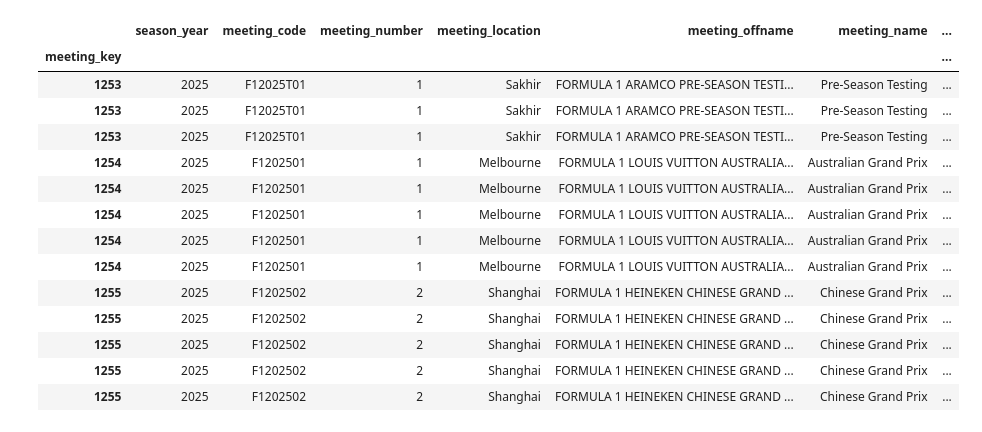
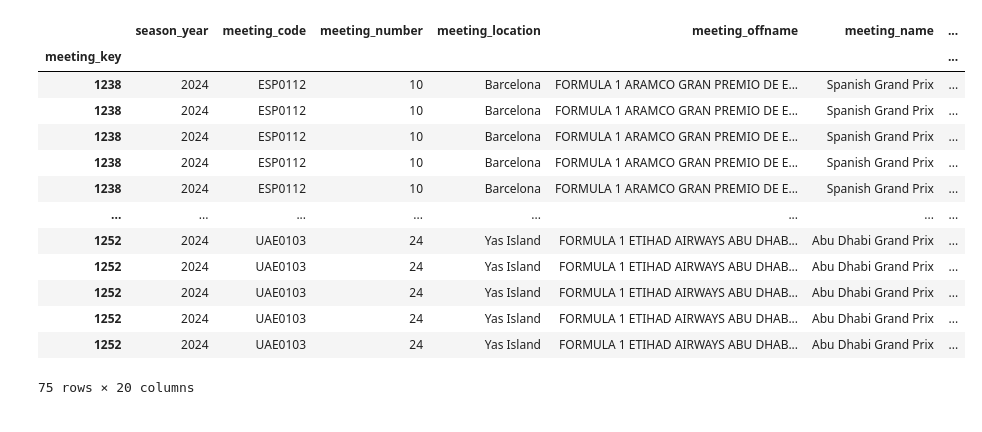
Before and after one commit to shamus-cunningham/seeq-f1, a Jupyter notebook: Push_Signals_Conditions.ipynb, the cells around one changed output. Saved outputs shown, nothing was run; the diff lists cells and outputs as text; code cells hidden in the pictures.

```diff
--- a/Push_Signals_Conditions.ipynb
+++ b/Push_Signals_Conditions.ipynb
@@ -5,10 +5,12 @@ from seeq import spy
 import scipy
 # %%
 #year_list = [2024,2025]
-current_season = 2025
+current_season = 2024
 
 #put a workbook name in the line below if you would like the signals scoped to a workbook else use None to make the signals global
 workbook_name = None
 datasource_name = 'F1 Telemetry Playground'
+
+session_condition_name = 'F1 Sessions'
 # %%
 car_number_info = pd.read_csv("CarTeamMap.csv")
@@ -37,30 +20,32 @@ season = livef1.get_season(current_season)
 # %%
 # Ensure session data is parsed
 season.parse_sessions()
 
 # Access the DataFrame containing session details
 sessions_df = season.season_table
 sessions_df['session_startDate'] = pd.to_datetime(sessions_df['session_startDate'])
 sessions_df['gmtoffset'] = pd.to_timedelta(sessions_df['gmtoffset'])
 
 
 #sessions_df = sessions_df[sessions_df.session_key>9993]
 #sessions_df = sessions_df[sessions_df.session_key<9993]
-sessions_df['Capsule Start'] = sessions_df['session_startDate'] + sessions_df['gmtoffset']
-sessions_df['Capsule End'] = sessions_df['session_endDate'] + sessions_df['gmtoffset']
+sessions_df['Capsule Start'] = (sessions_df['session_startDate'] + sessions_df['gmtoffset'])
+sessions_df['Capsule End'] = (sessions_df['session_endDate'] + sessions_df['gmtoffset'])
+sessions_df['Capsule Start'] = pd.to_datetime(sessions_df['Capsule Start'], utc=True)
+sessions_df['Capsule End'] = pd.to_datetime(sessions_df['Capsule End'], utc=True)
+sessions_df
 # %% [output]
 |  | season_year | meeting_code | meeting_number | meeting_location | meeting_offname | meeting_name | ... |
 | meeting_key |  |  |  |  |  |  | ... |
-| 1253 | 2025 | F12025T01 | 1 | Sakhir | FORMULA 1 ARAMCO PRE-SEASON TESTI... | Pre-Season Testing | ... |
-| 1253 | 2025 | F12025T01 | 1 | Sakhir | FORMULA 1 ARAMCO PRE-SEASON TESTI... | Pre-Season Testing | ... |
-| 1253 | 2025 | F12025T01 | 1 | Sakhir | FORMULA 1 ARAMCO PRE-SEASON TESTI... | Pre-Season Testing | ... |
-| 1254 | 2025 | F1202501 | 1 | Melbourne | FORMULA 1 LOUIS VUITTON AUSTRALIA... | Australian Grand Prix | ... |
-| 1254 | 2025 | F1202501 | 1 | Melbourne | FORMULA 1 LOUIS VUITTON AUSTRALIA... | Australian Grand Prix | ... |
-| 1254 | 2025 | F1202501 | 1 | Melbourne | FORMULA 1 LOUIS VUITTON AUSTRALIA... | Australian Grand Prix | ... |
-| 1254 | 2025 | F1202501 | 1 | Melbourne | FORMULA 1 LOUIS VUITTON AUSTRALIA... | Australian Grand Prix | ... |
-| 1254 | 2025 | F1202501 | 1 | Melbourne | FORMULA 1 LOUIS VUITTON AUSTRALIA... | Australian Grand Prix | ... |
-| 1255 | 2025 | F1202502 | 2 | Shanghai | FORMULA 1 HEINEKEN CHINESE GRAND ... | Chinese Grand Prix | ... |
-| 1255 | 2025 | F1202502 | 2 | Shanghai | FORMULA 1 HEINEKEN CHINESE GRAND ... | Chinese Grand Prix | ... |
-| 1255 | 2025 | F1202502 | 2 | Shanghai | FORMULA 1 HEINEKEN CHINESE GRAND ... | Chinese Grand Prix | ... |
-| 1255 | 2025 | F1202502 | 2 | Shanghai | FORMULA 1 HEINEKEN CHINESE GRAND ... | Chinese Grand Prix | ... |
-| 1255 | 2025 | F1202502 | 2 | Shanghai | FORMULA 1 HEINEKEN CHINESE GRAND ... | Chinese Grand Prix | ... |
+| 1238 | 2024 | ESP0112 | 10 | Barcelona | FORMULA 1 ARAMCO GRAN PREMIO DE E... | Spanish Grand Prix | ... |
+| 1238 | 2024 | ESP0112 | 10 | Barcelona | FORMULA 1 ARAMCO GRAN PREMIO DE E... | Spanish Grand Prix | ... |
+| 1238 | 2024 | ESP0112 | 10 | Barcelona | FORMULA 1 ARAMCO GRAN PREMIO DE E... | Spanish Grand Prix | ... |
+| 1238 | 2024 | ESP0112 | 10 | Barcelona | FORMULA 1 ARAMCO GRAN PREMIO DE E... | Spanish Grand Prix | ... |
+| 1238 | 2024 | ESP0112 | 10 | Barcelona | FORMULA 1 ARAMCO GRAN PREMIO DE E... | Spanish Grand Prix | ... |
+| ... | ... | ... | ... | ... | ... | ... | ... |
+| 1252 | 2024 | UAE0103 | 24 | Yas Island | FORMULA 1 ETIHAD AIRWAYS ABU DHAB... | Abu Dhabi Grand Prix | ... |
+| 1252 | 2024 | UAE0103 | 24 | Yas Island | FORMULA 1 ETIHAD AIRWAYS ABU DHAB... | Abu Dhabi Grand Prix | ... |
+| 1252 | 2024 | UAE0103 | 24 | Yas Island | FORMULA 1 ETIHAD AIRWAYS ABU DHAB... | Abu Dhabi Grand Prix | ... |
+| 1252 | 2024 | UAE0103 | 24 | Yas Island | FORMULA 1 ETIHAD AIRWAYS ABU DHAB... | Abu Dhabi Grand Prix | ... |
+| 1252 | 2024 | UAE0103 | 24 | Yas Island | FORMULA 1 ETIHAD AIRWAYS ABU DHAB... | Abu Dhabi Grand Prix | ... |
+75 rows × 20 columns
```
Also changed, not shown: parts of 8 cells of this notebook.
